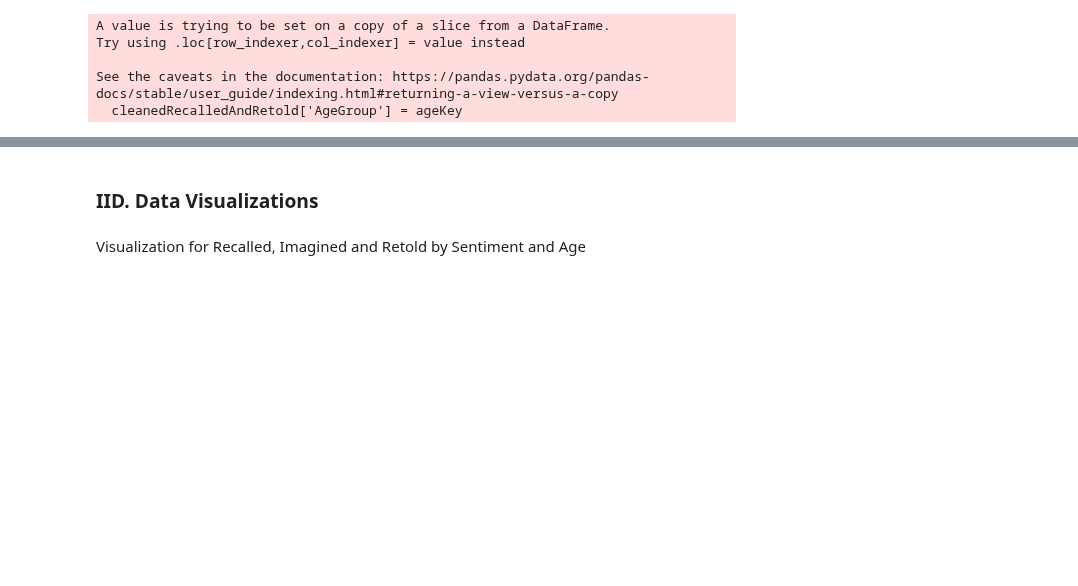
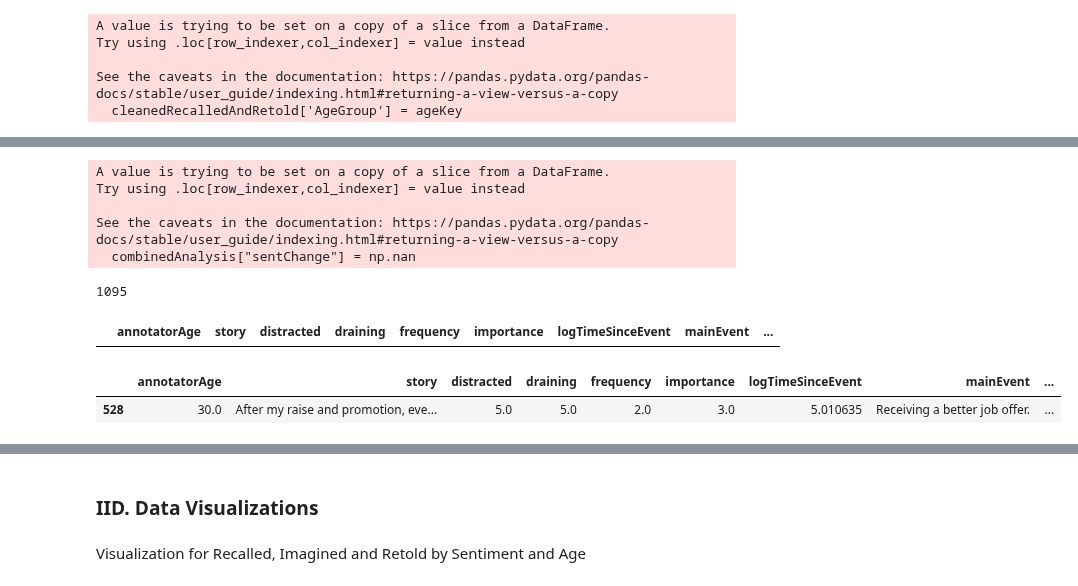
Before and after one commit to dbyers15/EmotionAndMemory, a Jupyter notebook: WorkingNotebook.ipynb, the cells around one changed output, grey strips where cells are left out. Drawn from its saved outputs; the diff is of its cells as text; code cells hidden in the pictures; blank space fills up the shorter version.

```diff
--- a/WorkingNotebook.ipynb
+++ b/WorkingNotebook.ipynb
@@ -485,0 +565,24 @@ See the caveats in the documentation: https://pandas.pydata.org/pandas-docs/stab
+# %%
+combinedAnalysis = cleanedRecalledAndRetold
+combinedAnalysis["sentChange"] = np.nan
+combinedAnalysis = combinedAnalysis.reset_index(drop=True)
+# %% [output]
+A value is trying to be set on a copy of a slice from a DataFrame.
+Try using .loc[row_indexer,col_indexer] = value instead
+
+See the caveats in the documentation: https://pandas.pydata.org/pandas-docs/stable/user_guide/indexing.html#returning-a-view-versus-a-copy
+  combinedAnalysis["sentChange"] = np.nan
+# %%
+cRRKeys = cleanedRecalledAndRetold.recAgnPairId.unique()
+print(len(cRRKeys))
+# %% [output]
+1095
+# %%
+newRecalled[newRecalled['recAgnPairId'] == cRRKeys[95]]
+# %% [output]
+|  | annotatorAge | story | distracted | draining | frequency | importance | logTimeSinceEvent | mainEvent | ... |
+# %%
+newRetold[newRetold['recAgnPairId'] == cRRKeys[95]]
+# %% [output]
+|  | annotatorAge | story | distracted | draining | frequency | importance | logTimeSinceEvent | mainEvent | ... |
+| 528 | 30.0 | After my raise and promotion, eve... | 5.0 | 5.0 | 2.0 | 3.0 | 5.010635 | Receiving a better job offer. | ... |
```
Also changed, not shown: parts of 42 cells of this notebook.
